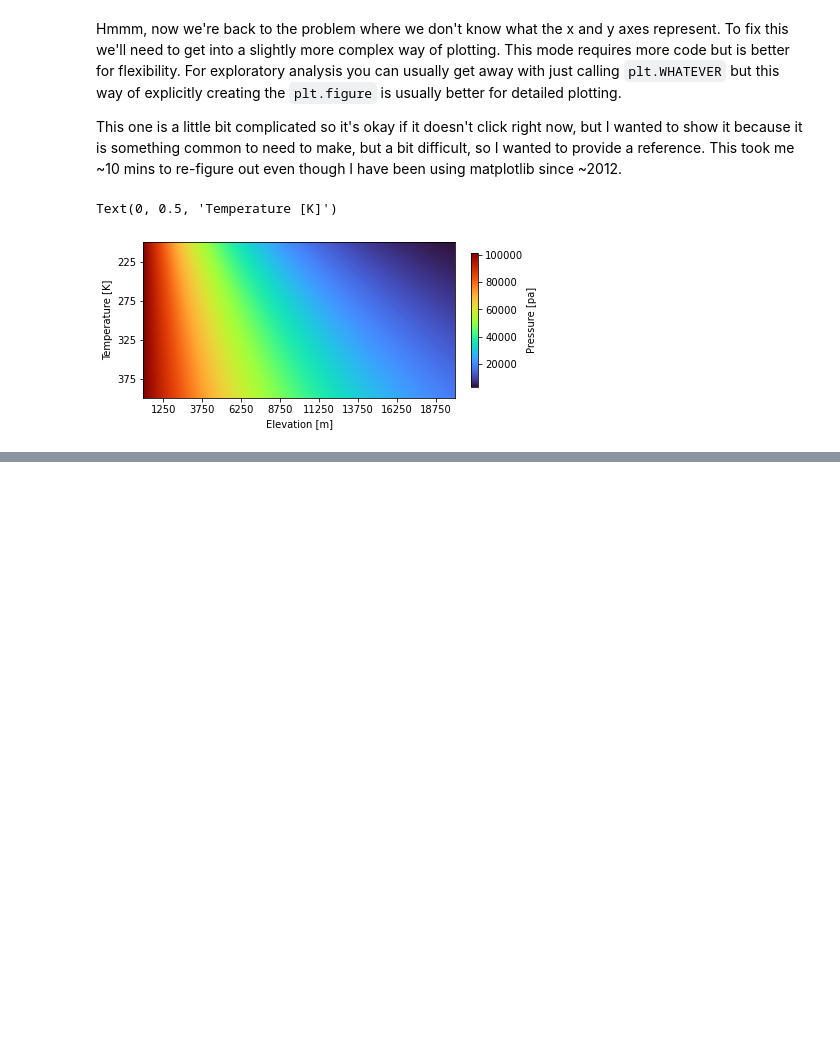
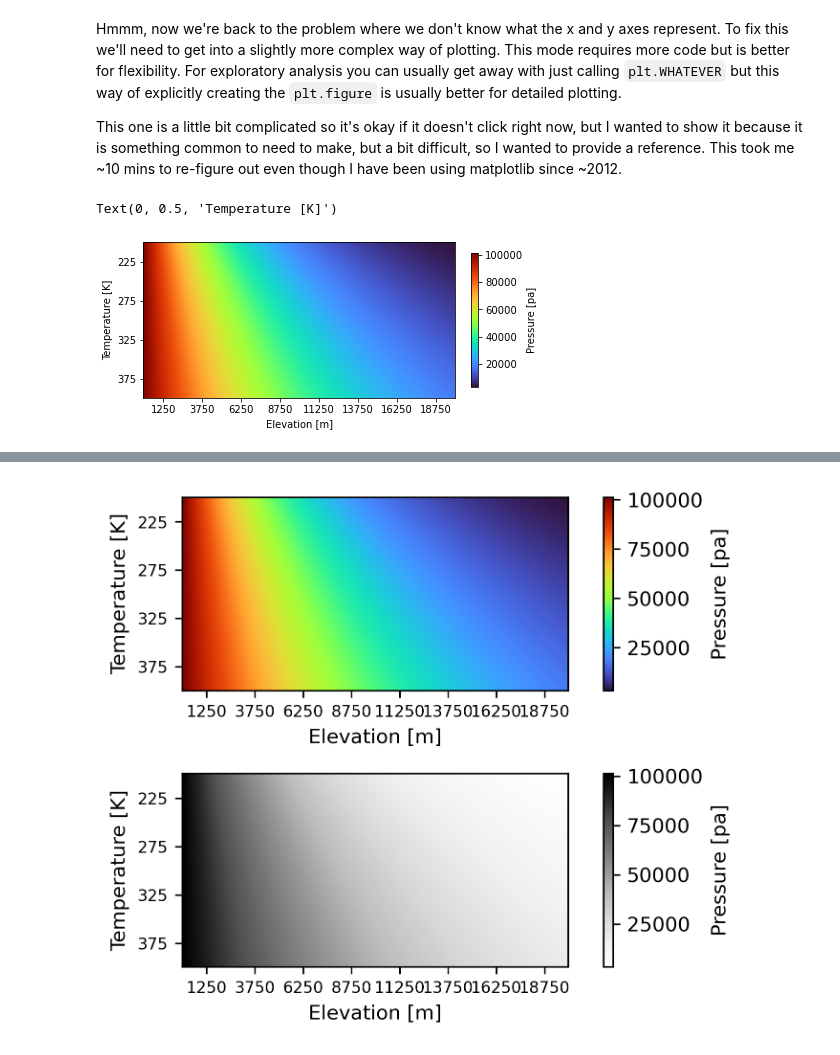
Before and after one commit to act-hydro/GLY606_2024, a Jupyter notebook: in_class_practice/python_practice/python_inclass_3_intro_to_matplotlib.ipynb, the cells around one changed output, grey strips where cells are left out. Drawn from its saved outputs; the diff is of its cells as text; code cells hidden in the pictures; blank space fills up the shorter version.

```diff
--- a/in_class_practice/python_practice/python_inclass_3_intro_to_matplotlib.ipynb
+++ b/in_class_practice/python_practice/python_inclass_3_intro_to_matplotlib.ipynb
@@ -260,0 +266,52 @@ Text(0, 0.5, 'Temperature [K]')
+# %%
+fig, axes = plt.subplots(2,1,dpi=300)
+
+ax=axes[0]
+
+img = ax.imshow(pressures, cmap='turbo')
+fig.colorbar(
+    img,
+    fraction=0.02,
+    label='Pressure [pa]'
+)
+
+# Ticks are where the labels are
+# and ticklabels are what the labels are
+xticks = np.arange(25, len(heights), 50)
+ax.set_xticks(xticks)
+ax.set_xticklabels(heights[xticks],fontsize=8)
+ax.set_xlabel('Elevation [m]')
+
+# We do this for both the x and y dims
+yticks = np.arange(25, len(temps), 50)
+ax.set_yticks(yticks)
+ax.set_yticklabels(temps[yticks],fontsize=8)
+ax.set_ylabel('Temperature [K]')
+# %%
+
+ax1=axes[1]
+
+img = ax1.imshow(pressures, cmap='Greys')
+fig.colorbar(
+    img,
+    fraction=0.02,
+    label='Pressure [pa]'
+)
+
+# Ticks are where the labels are
+# and ticklabels are what the labels are
+xticks = np.arange(25, len(heights), 50)
+ax1.set_xticks(xticks)
+ax1.set_xticklabels(heights[xticks],fontsize=8)
+ax1.set_xlabel('Elevation [m]')
+
+# We do this for both the x and y dims
+yticks = np.arange(25, len(temps), 50)
+ax1.set_yticks(yticks)
+ax1.set_yticklabels(temps[yticks],fontsize=8)
+ax1.set_ylabel('Temperature [K]')
+# %%
+
+fig.tight_layout()
+# %% [output]
+[figure, added]
```
Also changed, not shown: parts of 1 cell of this notebook.
